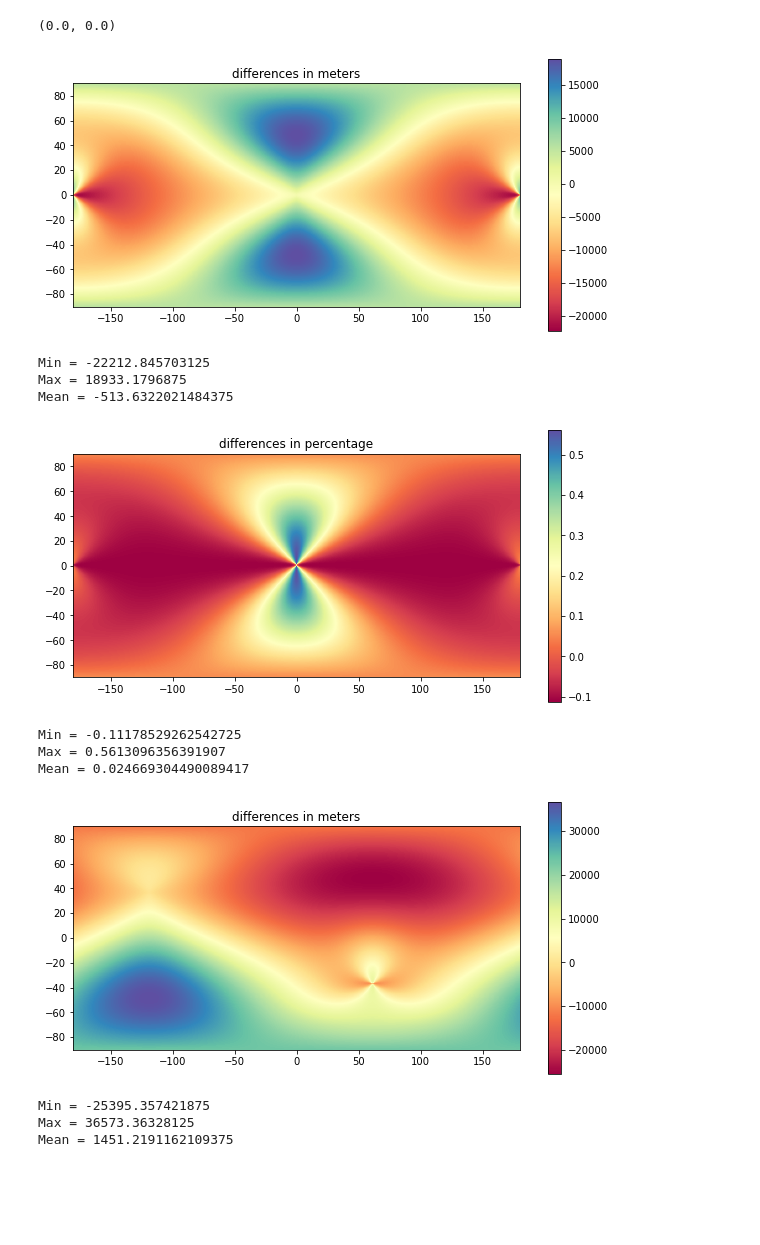
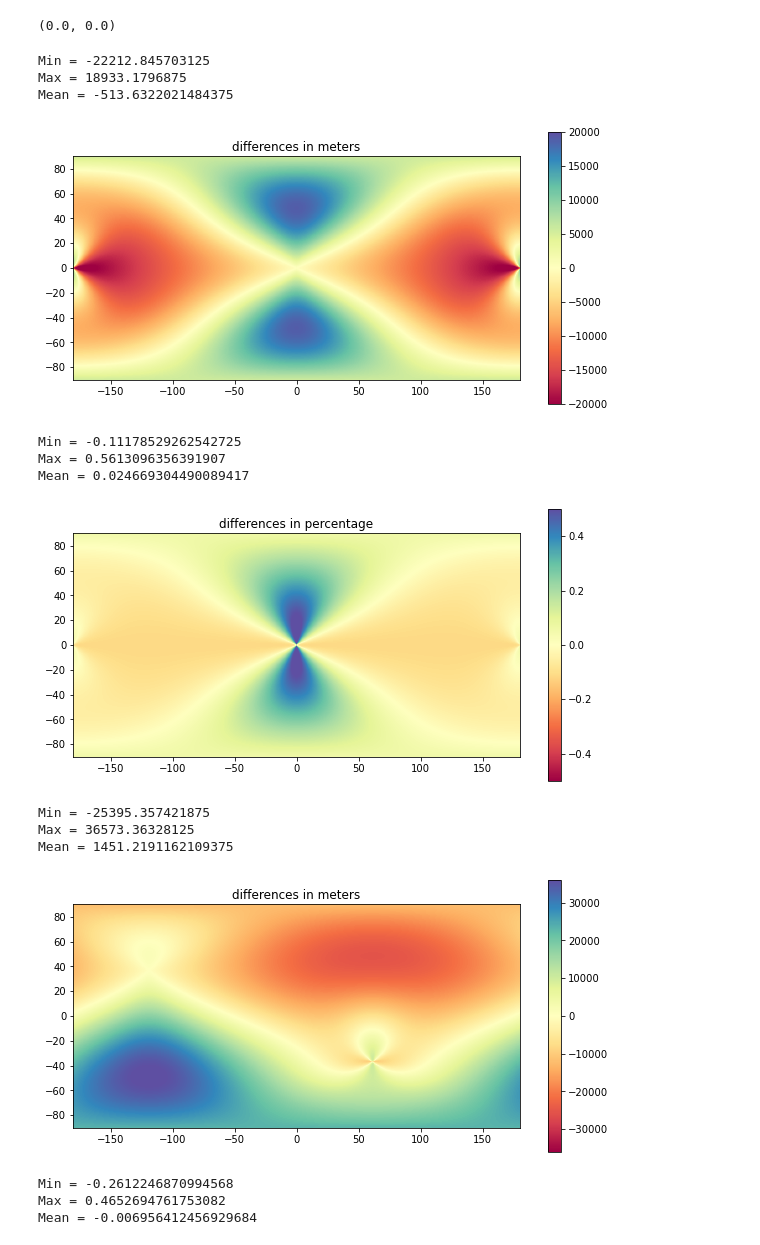
Before and after one commit to caprieldeluca/h3_vs_ellipsoidal_distances, a Jupyter notebook: h3_vs_ellipsoidal_distances.ipynb, the cells around one changed output. Drawn from its saved outputs; the diff is of its cells as text; code cells hidden in the pictures; blank space fills up the shorter version.

```diff
--- a/h3_vs_ellipsoidal_distances.ipynb
+++ b/h3_vs_ellipsoidal_distances.ipynb
@@ -106,13 +110,19 @@ diffs = diferencias(base, base_ullr, base_ps, src)
+# %%
+imprimir_estadisticas(diffs[:,:,0]) # Diferencia en metros
+# %% [output]
+Min = -22212.845703125
+Max = 18933.1796875
+Mean = -513.6322021484375
 # %%
 # Plotear un array en coordenadas del mapa (yx)
-def plotear(array, ullr, title):
+def plotear(array, ullr, title, vmin, vmax):
     array_extent = (ullr[1], ullr[3], ullr[2], ullr[0]) #(left, right, bottom, top)
     fig, ax = plt.subplots(figsize=(10,5))
     ax.set_title(title)
-    array_plt = plt.imshow(array, cmap='Spectral', extent=array_extent)
+    array_plt = plt.imshow(array, cmap='Spectral', vmin=vmin, vmax=vmax, extent=array_extent)
     plt.colorbar()
     return array_plt
 # %%
-plot_mts = plotear(diffs[:,:,0], base_ullr, 'differences in meters')
+plot_mts = plotear(diffs[:,:,0], base_ullr, 'differences in meters', -20000, 20000)
 # %% [output]
-[figure, old version]
+[figure, new version]
@@ -123,31 +129,31 @@ def imprimir_estadisticas(array):
-# %%
-imprimir_estadisticas(diffs[:,:,0])
-# %% [output]
-Min = -22212.845703125
-Max = 18933.1796875
-Mean = -513.6322021484375
+# %%
+imprimir_estadisticas(diffs[:,:,1]) # Diferencia en porcentaje
+# %% [output]
+Min = -0.11178529262542725
+Max = 0.5613096356391907
+Mean = 0.024669304490089417
 # %%
-plot_perc = plotear(diffs[:,:,1], base_ullr, 'differences in percentage')
+plot_perc = plotear(diffs[:,:,1], base_ullr, 'differences in percentage', -0.5, 0.5)
 # %% [output]
-[figure, old version]
+[figure, new version]
-# %%
-imprimir_estadisticas(diffs[:,:,1])
-# %% [output]
-Min = -0.11178529262542725
-Max = 0.5613096356391907
-Mean = 0.024669304490089417
 # %%
 #Calcula las diferencias desde otro punto de origen
 src = geocodificar('California')
 diffs = diferencias(base, base_ullr, base_ps, src)
+# %%
+imprimir_estadisticas(diffs[:,:,0]) # Diferencia en metros
+# %% [output]
+Min = -25395.357421875
+Max = 36573.36328125
+Mean = 1451.2191162109375
 # %%
-plot_mts = plotear(diffs[:,:,0], base_ullr, 'differences in meters')
+plot_mts = plotear(diffs[:,:,0], base_ullr, 'differences in meters', -36000, 36000)
 # %% [output]
-[figure, old version]
+[figure, new version]
-# %%
-imprimir_estadisticas(diffs[:,:,0])
-# %% [output]
-Min = -25395.357421875
-Max = 36573.36328125
-Mean = 1451.2191162109375
+# %%
+imprimir_estadisticas(diffs[:,:,1]) # Diferencia en porcentaje
+# %% [output]
+Min = -0.2612246870994568
+Max = 0.4652694761753082
+Mean = -0.006956412456929684
 # %%
```
Also changed, not shown: parts of 4 cells of this notebook.
